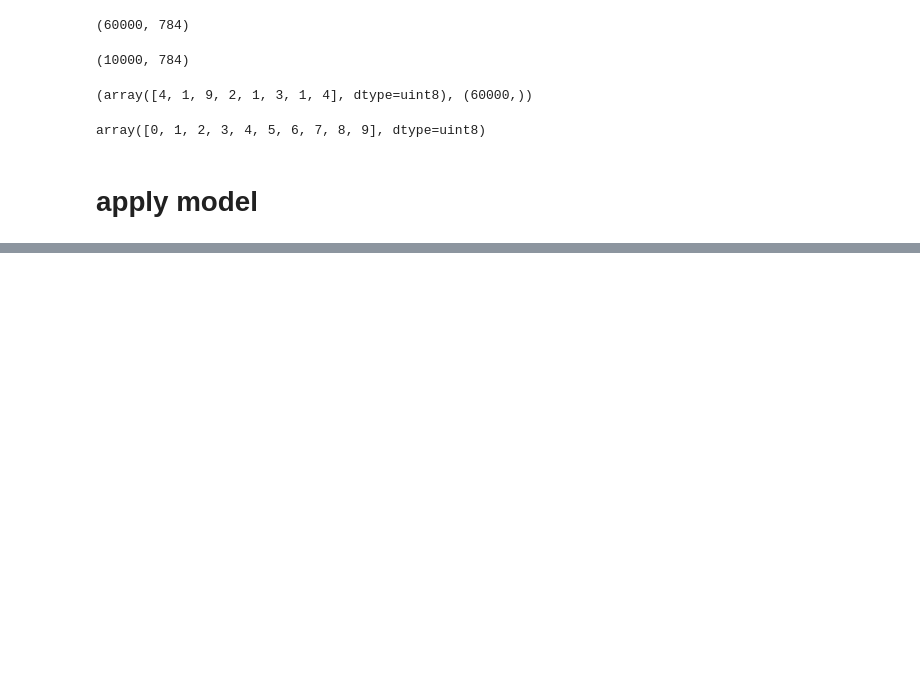
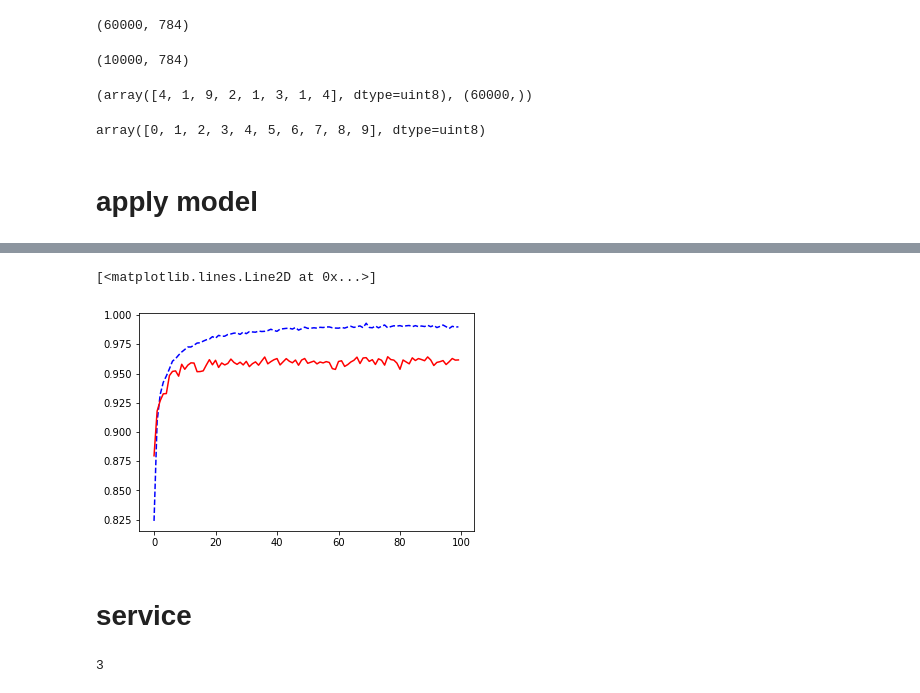
Before and after one commit to tecktonik08/test_deeplearning, a Jupyter notebook: mnist_classification.ipynb, the cells around one changed output, grey strips where cells are left out. Drawn from its saved outputs; the diff is of its cells as text; code cells hidden in the pictures; blank space fills up the shorter version.

```diff
--- a/mnist_classification.ipynb
+++ b/mnist_classification.ipynb
@@ -55,0 +122,12 @@ model.compile()
+# %%
+plt.plot(hist.history['acc'], 'b--')
+plt.plot(hist.history['val_acc'], 'r')
+# %% [output]
+[<matplotlib.lines.Line2D at 0x...>]
+[figure, added]
+# %% [markdown]
+# service
+# %%
+y_test[30]
+# %% [output]
+3
```
Also changed, not shown: parts of 11 cells of this notebook.
